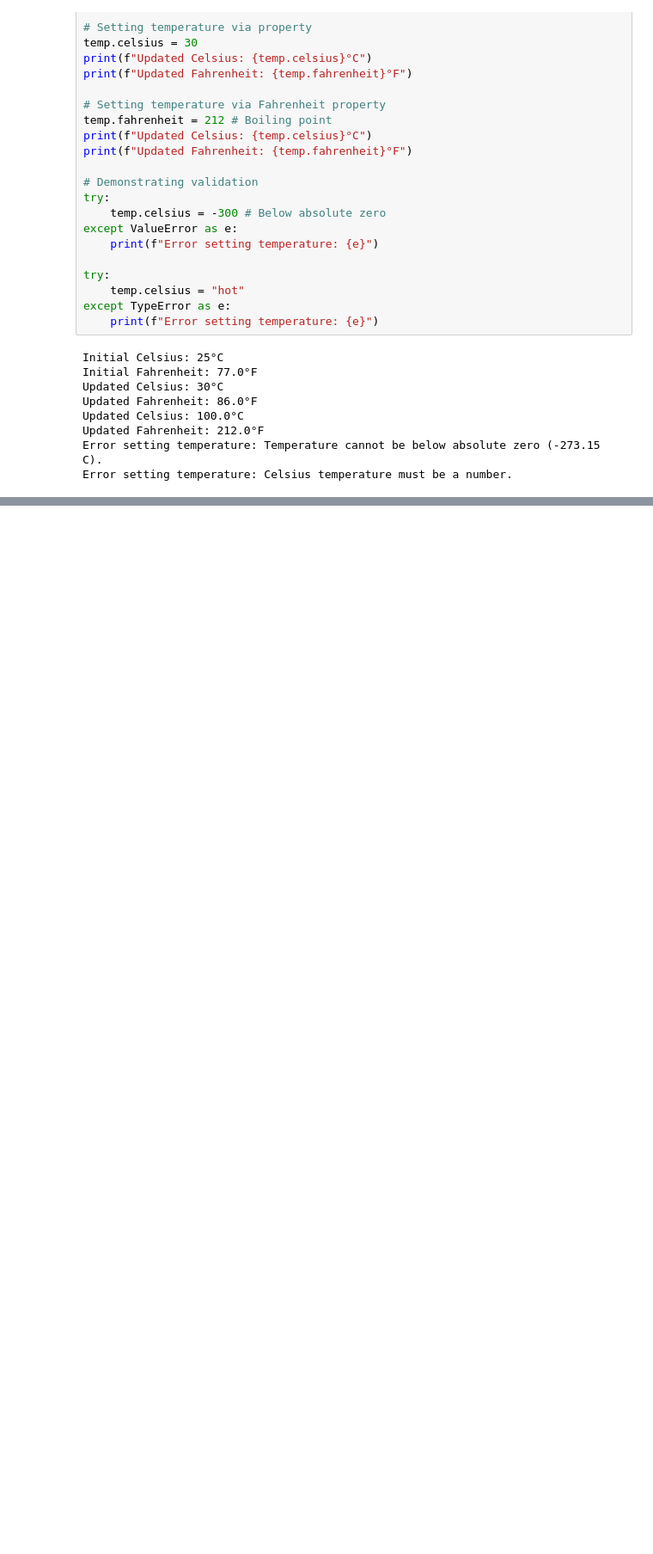
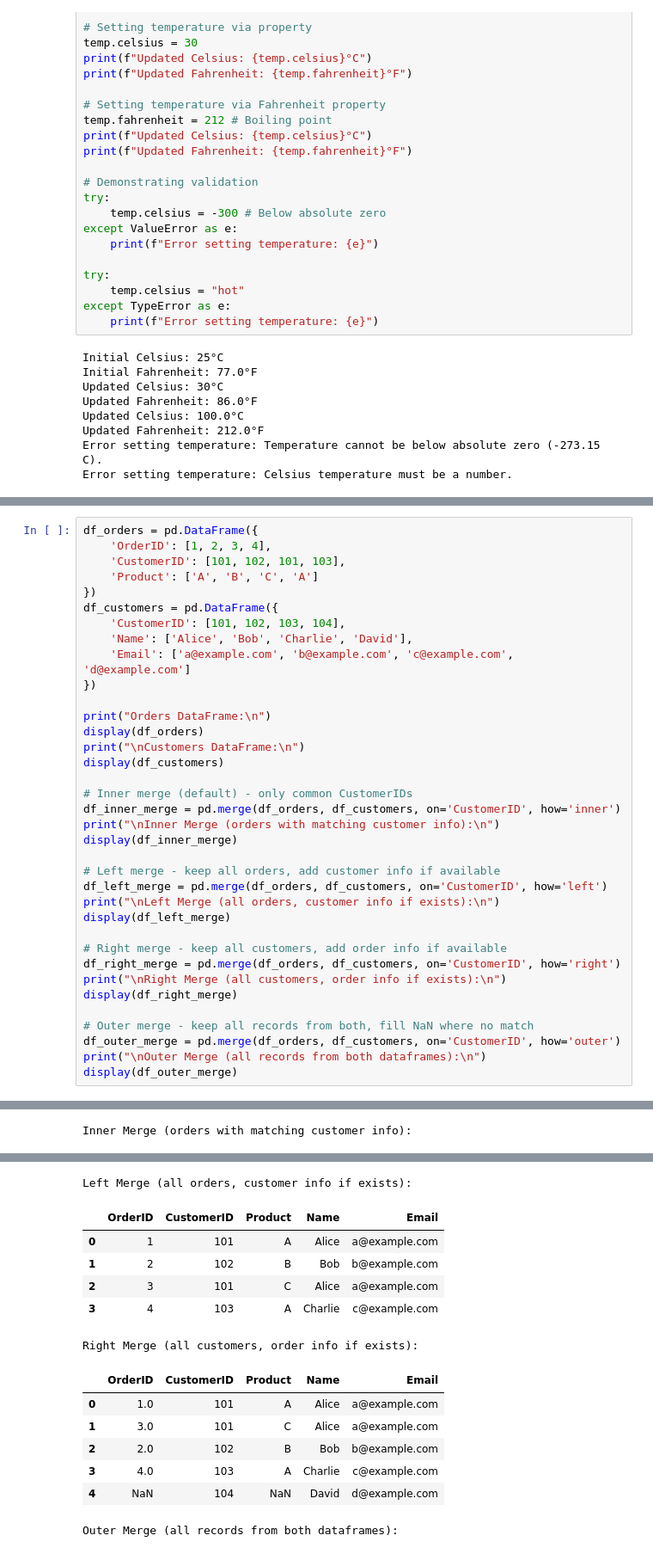
Before and after one commit to Siddharth5723/AI-Powered-Regulatory-Compliance-Checker-for-Contracts, a Jupyter notebook: task_week_1.ipynb, the cells around one changed output, grey strips where cells are left out. Shown at 86% size. Drawn from its saved outputs; the diff is of its cells as text; blank space fills up the shorter version.

```diff
--- a/task_week_1.ipynb
+++ b/task_week_1.ipynb
@@ -333,0 +1018,37 @@ Error setting temperature: Celsius temperature must be a number.
+# %%
+df_orders = pd.DataFrame({
+    'OrderID': [1, 2, 3, 4],
+    'CustomerID': [101, 102, 101, 103],
+    'Product': ['A', 'B', 'C', 'A']
+})
+df_customers = pd.DataFrame({
+    'CustomerID': [101, 102, 103, 104],
+    'Name': ['Alice', 'Bob', 'Charlie', 'David'],
+    'Email': ['a@example.com', 'b@example.com', 'c@example.com', 'd@example.com']
+})
+
+print("Orders DataFrame:\n")
+display(df_orders)
+print("\nCustomers DataFrame:\n")
+display(df_customers)
+
+# Inner merge (default) - only common CustomerIDs
+df_inner_merge = pd.merge(df_orders, df_customers, on='CustomerID', how='inner')
+print("\nInner Merge (orders with matching customer info):\n")
+display(df_inner_merge)
+
+# Left merge - keep all orders, add customer info if available
+df_left_merge = pd.merge(df_orders, df_customers, on='CustomerID', how='left')
+print("\nLeft Merge (all orders, customer info if exists):\n")
+display(df_left_merge)
+
+# Right merge - keep all customers, add order info if available
+df_right_merge = pd.merge(df_orders, df_customers, on='CustomerID', how='right')
+print("\nRight Merge (all customers, order info if exists):\n")
+display(df_right_merge)
+
+# Outer merge - keep all records from both, fill NaN where no match
+df_outer_merge = pd.merge(df_orders, df_customers, on='CustomerID', how='outer')
+print("\nOuter Merge (all records from both dataframes):\n")
+display(df_outer_merge)
+# %% [output]
@@ -333,0 +1067 @@ Error setting temperature: Celsius temperature must be a number.
+Inner Merge (orders with matching customer info):
@@ -333,0 +1073,14 @@ Error setting temperature: Celsius temperature must be a number.
+Left Merge (all orders, customer info if exists):
+|  | OrderID | CustomerID | Product | Name | Email |
+| 0 | 1 | 101 | A | Alice | a@example.com |
+| 1 | 2 | 102 | B | Bob | b@example.com |
+| 2 | 3 | 101 | C | Alice | a@example.com |
+| 3 | 4 | 103 | A | Charlie | c@example.com |
+Right Merge (all customers, order info if exists):
+|  | OrderID | CustomerID | Product | Name | Email |
+| 0 | 1.0 | 101 | A | Alice | a@example.com |
+| 1 | 3.0 | 101 | C | Alice | a@example.com |
+| 2 | 2.0 | 102 | B | Bob | b@example.com |
+| 3 | 4.0 | 103 | A | Charlie | c@example.com |
+| 4 | NaN | 104 | NaN | David | d@example.com |
+Outer Merge (all records from both dataframes):
```
Also changed, not shown: parts of 32 cells of this notebook.
